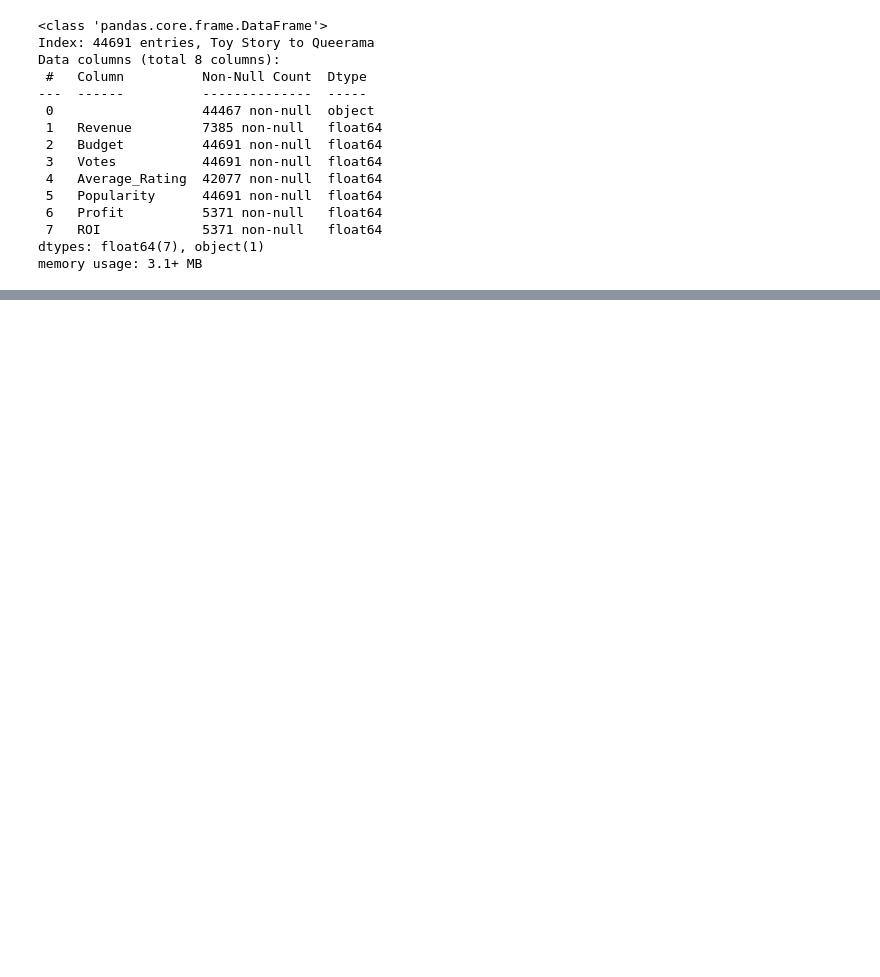
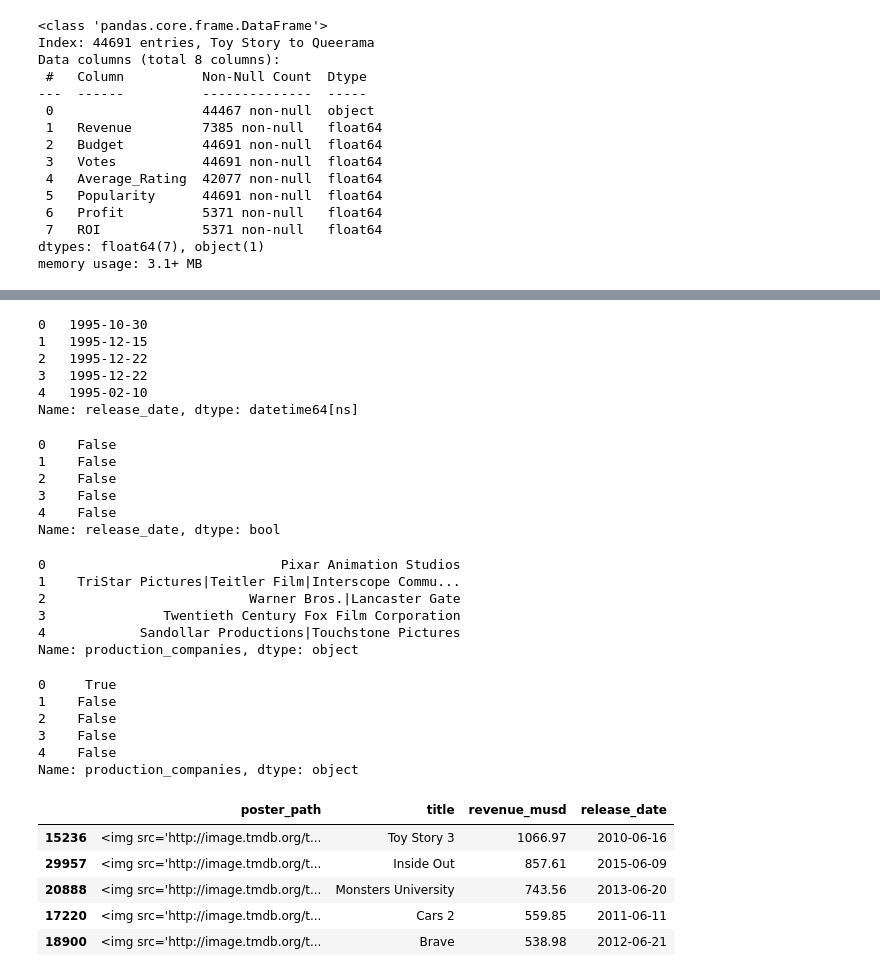
Before and after one commit to bcgithubpage/datascience, a Jupyter notebook: EDA_Movie_Project_Part1.ipynb, the cells around one changed output, grey strips where cells are left out. Saved outputs shown, nothing was run; the diff lists cells and outputs as text; code cells hidden in the pictures; blank space fills up the shorter version.

```diff
--- a/EDA_Movie_Project_Part1.ipynb
+++ b/EDA_Movie_Project_Part1.ipynb
@@ -300,0 +406,47 @@ best_worst(by='Popularity', n=5)
+# %%
+df['release_date'][:5]
+# %% [output]
+0   1995-10-30
+1   1995-12-15
+2   1995-12-22
+3   1995-12-22
+4   1995-02-10
+Name: release_date, dtype: datetime64[ns]
+# %%
+df_year = (df['release_date']>='2010-01-01') & (df['release_date']<='2015-12-31')
+df_year[:5]
+# %% [output]
+0    False
+1    False
+2    False
+3    False
+4    False
+Name: release_date, dtype: bool
+# %%
+df['production_companies'][:5]
+# %% [output]
+0                              Pixar Animation Studios
+1    TriStar Pictures|Teitler Film|Interscope Commu...
+2                          Warner Bros.|Lancaster Gate
+3               Twentieth Century Fox Film Corporation
+4            Sandollar Productions|Touchstone Pictures
+Name: production_companies, dtype: object
+# %%
+df_pixar = df.production_companies.str.contains('Pixar')
+df_pixar[:5]
+# %% [output]
+0     True
+1    False
+2    False
+3    False
+4    False
+Name: production_companies, dtype: object
+# %%
+df.loc[df_year & df_pixar, ["poster_path", "title", "revenue_musd", "release_date"]].sort_values(by='revenue_musd', ascending=False).head(5)
+# %% [output]
+|  | poster_path | title | revenue_musd | release_date |
+| 15236 | <img src='http://image.tmdb.org/t... | Toy Story 3 | 1066.97 | 2010-06-16 |
+| 29957 | <img src='http://image.tmdb.org/t... | Inside Out | 857.61 | 2015-06-09 |
+| 20888 | <img src='http://image.tmdb.org/t... | Monsters University | 743.56 | 2013-06-20 |
+| 17220 | <img src='http://image.tmdb.org/t... | Cars 2 | 559.85 | 2011-06-11 |
+| 18900 | <img src='http://image.tmdb.org/t... | Brave | 538.98 | 2012-06-21 |
```
Also changed, not shown: parts of 33 cells of this notebook.
